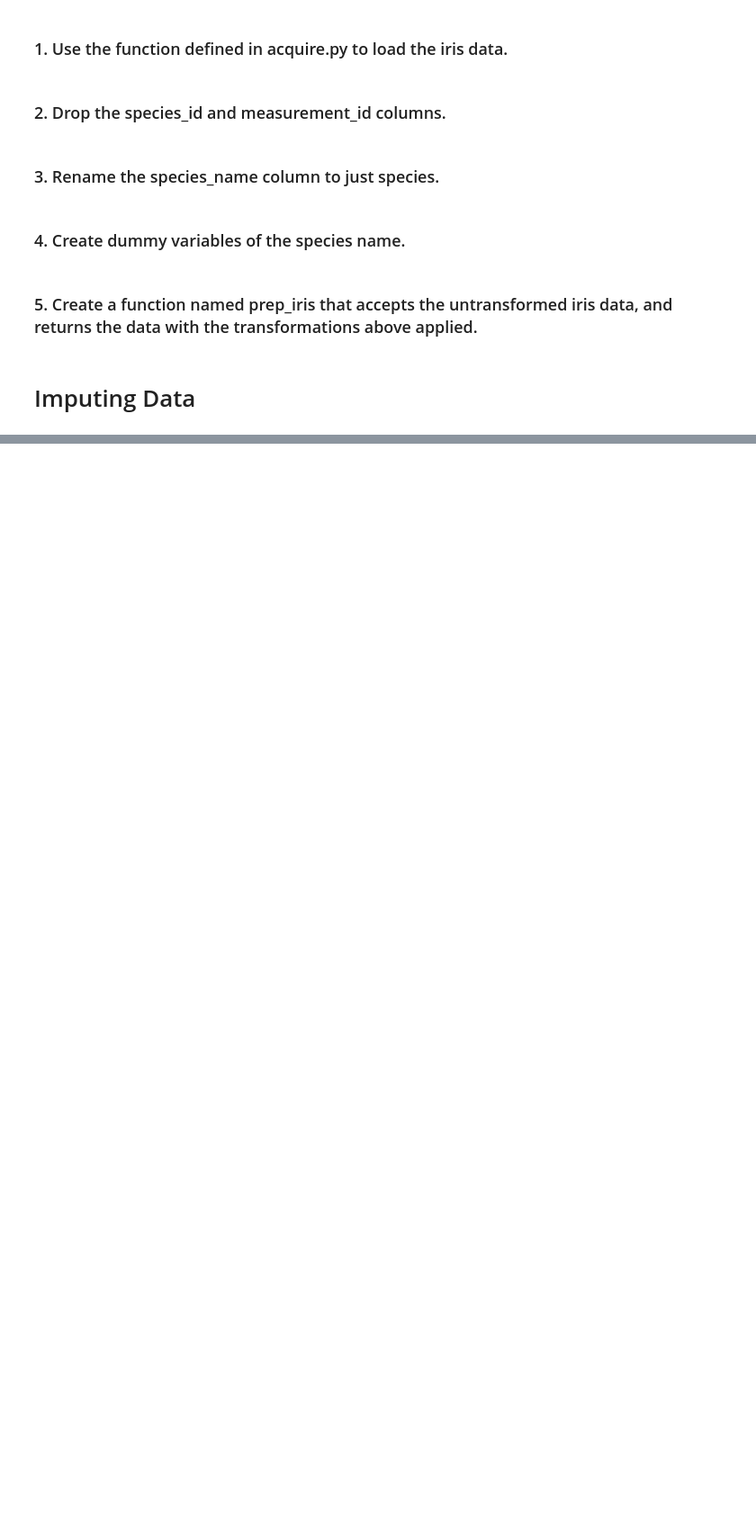
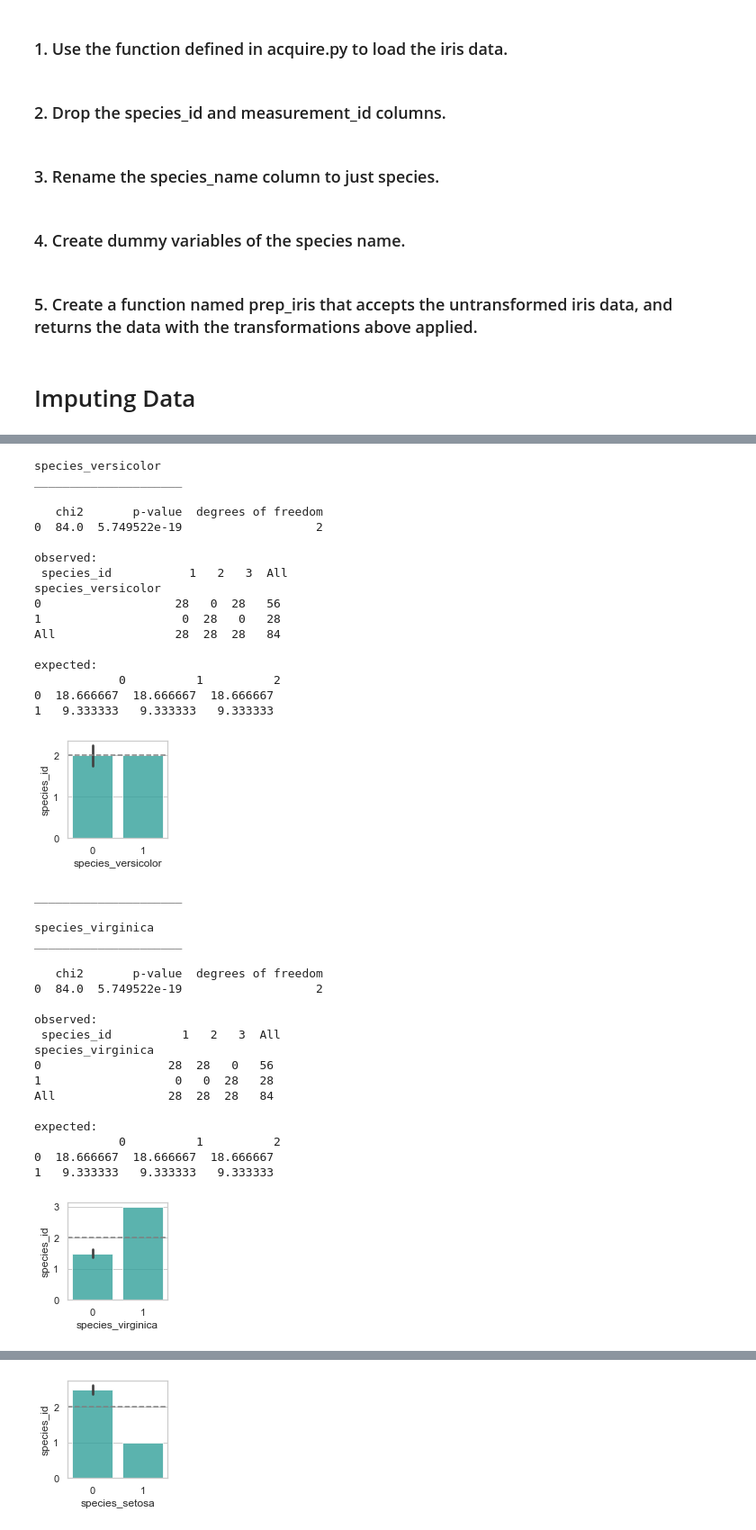
Before and after one commit to veronica-f-reyes/classification-exercises, a Jupyter notebook: classification_exercises.ipynb, the cells around one changed output, grey strips where cells are left out. Shown at 90% size. Saved outputs shown, nothing was run; the diff lists cells and outputs as text; code cells hidden in the pictures; blank space fills up the shorter version.

```diff
--- a/classification_exercises.ipynb
+++ b/classification_exercises.ipynb
@@ -815,0 +446,42 @@ plt.show()
+# %%
+cat_vars = ['species_versicolor', 'species_virginica', 'species_setosa']
+explore.explore_bivariate(train, 'species_id', cat_vars, quant_vars)
+# %% [output]
+species_versicolor
+_____________________
+
+   chi2       p-value  degrees of freedom
+0  84.0  5.749522e-19                   2
+
+observed:
+ species_id           1   2   3  All
+species_versicolor
+0                   28   0  28   56
+1                    0  28   0   28
+All                 28  28  28   84
+
+expected:
+            0          1          2
+0  18.666667  18.666667  18.666667
+1   9.333333   9.333333   9.333333
+[figure, added]
+_____________________
+
+species_virginica
+_____________________
+
+   chi2       p-value  degrees of freedom
+0  84.0  5.749522e-19                   2
+
+observed:
+ species_id          1   2   3  All
+species_virginica
+0                  28  28   0   56
+1                   0   0  28   28
+All                28  28  28   84
+
+expected:
+            0          1          2
+0  18.666667  18.666667  18.666667
+1   9.333333   9.333333   9.333333
+[figure, added]
@@ -815,0 +507 @@ plt.show()
+[figure, added]
```
Also changed, not shown: parts of 58 cells of this notebook, 1 other file.
